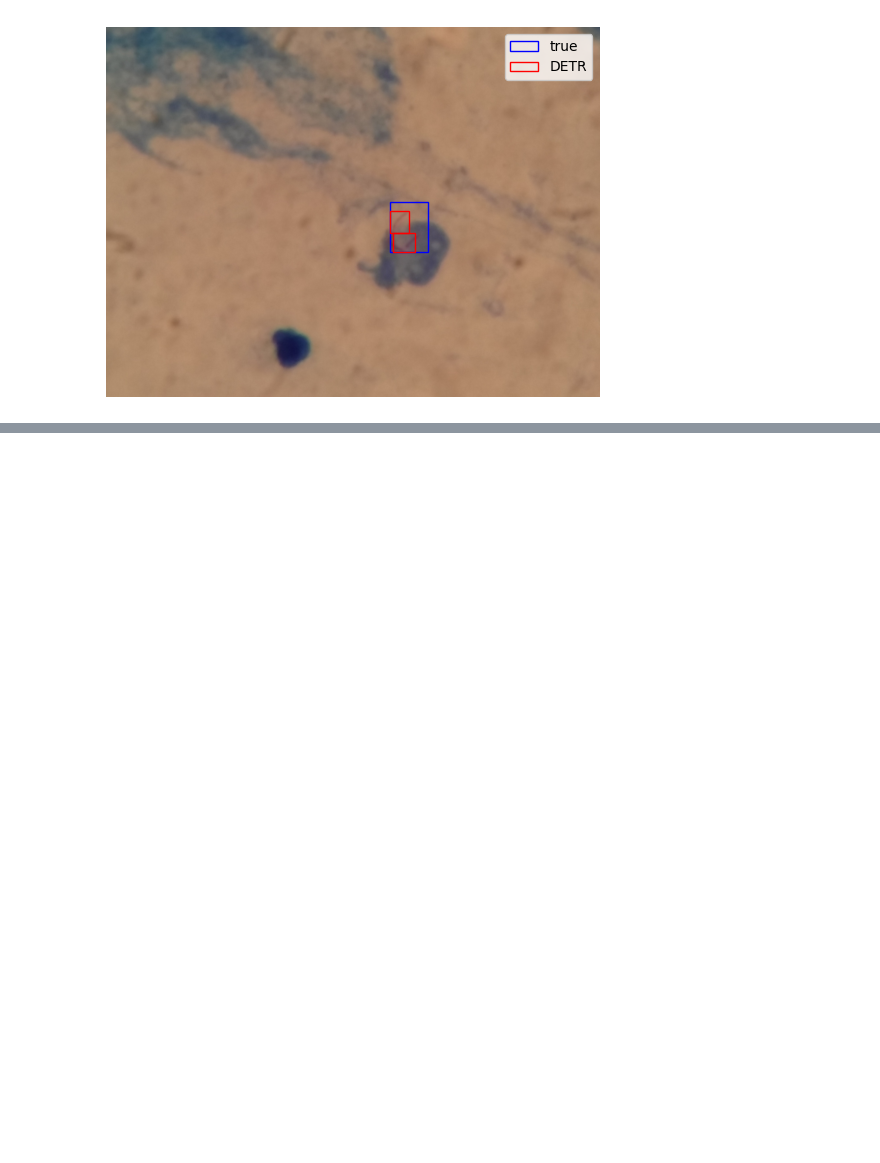
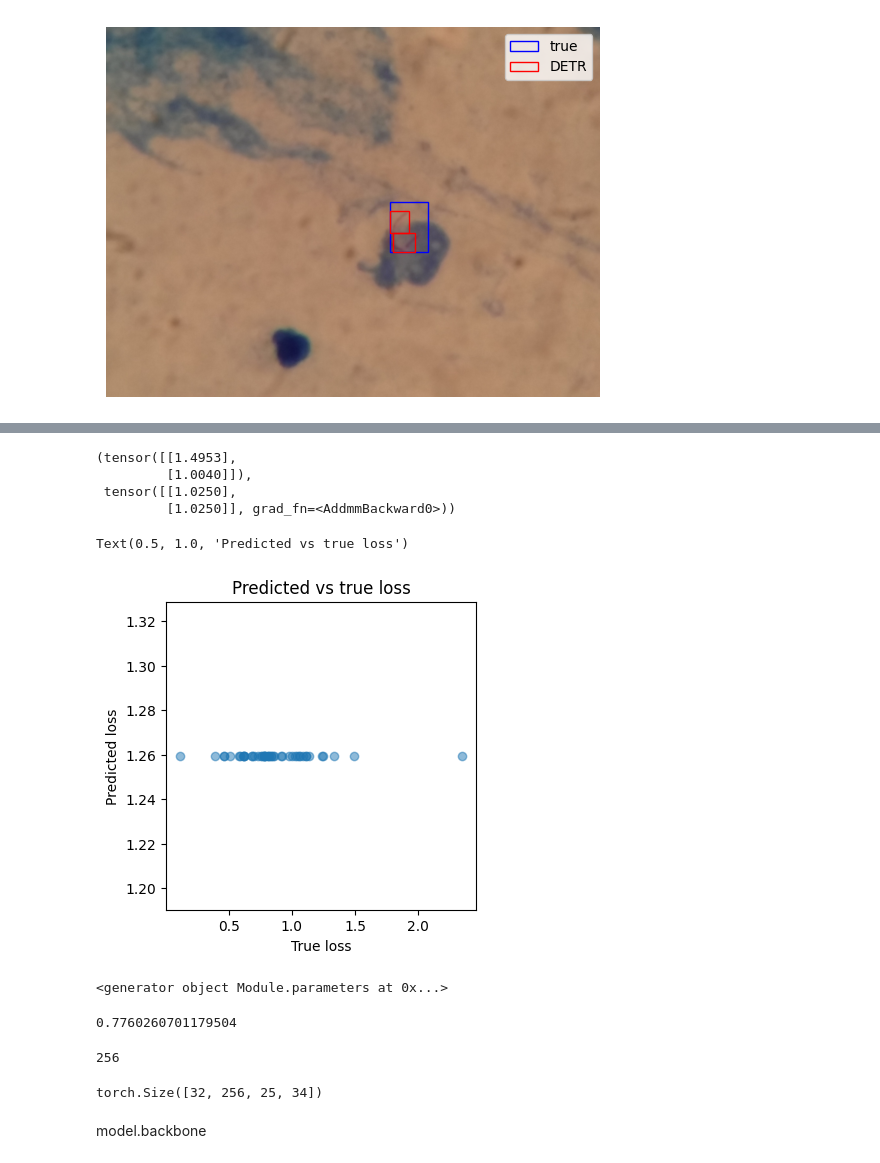
Before and after one commit to simonsanvil/continual-adaptation-tuberculosis, a Jupyter notebook: bacili_detection/active_learning/loss_prediction.ipynb, the cells around one changed output, grey strips where cells are left out. Drawn from its saved outputs; the diff is of its cells as text; code cells hidden in the pictures; blank space fills up the shorter version.

Commit message:
fixed evaluate error

```diff
--- a/bacili_detection/active_learning/loss_prediction.ipynb
+++ b/bacili_detection/active_learning/loss_prediction.ipynb
@@ -161,0 +316,22 @@ Image(s) with highest loss ([9]):
+# %%
+from sklearn.metrics import mean_squared_error, r2_score
+import numpy as np
+
+# 6.2. set up the model
+batch_size = 8
+num_epochs = 100
+stop_patience = np.inf # number of epochs to wait before early stopping
+lrs_patience = 3 # number of epochs to wait before reducing the learning rate
+eval_every = 5 # evaluate the model every x epochs and print loss/metrics
+
+features_size = (256, 25, 34)
+model = DETRLossPredictor(input_size=features_size, hidden_size=100, output_size=1)
+criterion = nn.MSELoss()
+optimizer = optim.AdamW(model.parameters(), lr=0.001)
+lr_scheduler = optim.lr_scheduler.ReduceLROnPlateau(optimizer, patience=lrs_patience, verbose=True, factor=0.1)
+
+train_loader = DataLoader(TensorDataset(X_train, y_train), batch_size=batch_size, shuffle=True)
+test_loader = DataLoader(TensorDataset(X_test, y_test), batch_size=batch_size, shuffle=False)
+# early stopping
+best_loss = np.inf
+patience_counter = 0
@@ -161,0 +458,45 @@ Image(s) with highest loss ([9]):
+# %%
+y, y_pred
+# %% [output]
+(tensor([[1.4953],
+         [1.0040]]),
+ tensor([[1.0250],
+         [1.0250]], grad_fn=<AddmmBackward0>))
+# %%
+# 7. evaluate the model
+# 7.1. get the predictions for the test set
+import matplotlib.pyplot as plt
+model.eval()
+ys, y_preds = [], []
+for X, y in test_loader:
+    y_pred = model(X)
+    ys.append(y.detach().numpy())
+    y_preds.append(y_pred.detach().numpy())
+
+# 7.2. plot the predictions vs the true values
+fig, ax = plt.subplots(1, figsize=(4, 4))
+ax.scatter(np.concatenate(ys), np.concatenate(y_preds), alpha=0.5)
+ax.set_xlabel('True loss')
+ax.set_ylabel('Predicted loss')
+ax.set_title('Predicted vs true loss')
+# %% [output]
+Text(0.5, 1.0, 'Predicted vs true loss')
+[figure, added]
+# %%
+model.parameters()
+# %% [output]
+<generator object Module.parameters at 0x...>
+# %%
+loss.item()
+# %% [output]
+0.7760260701179504
+# %%
+features_size[0]
+# %% [output]
+256
+# %%
+X.size()
+# %% [output]
+torch.Size([32, 256, 25, 34])
+# %% [markdown]
+model.backbone
```
Also changed, not shown: parts of 20 cells of this notebook, 6 other files.
